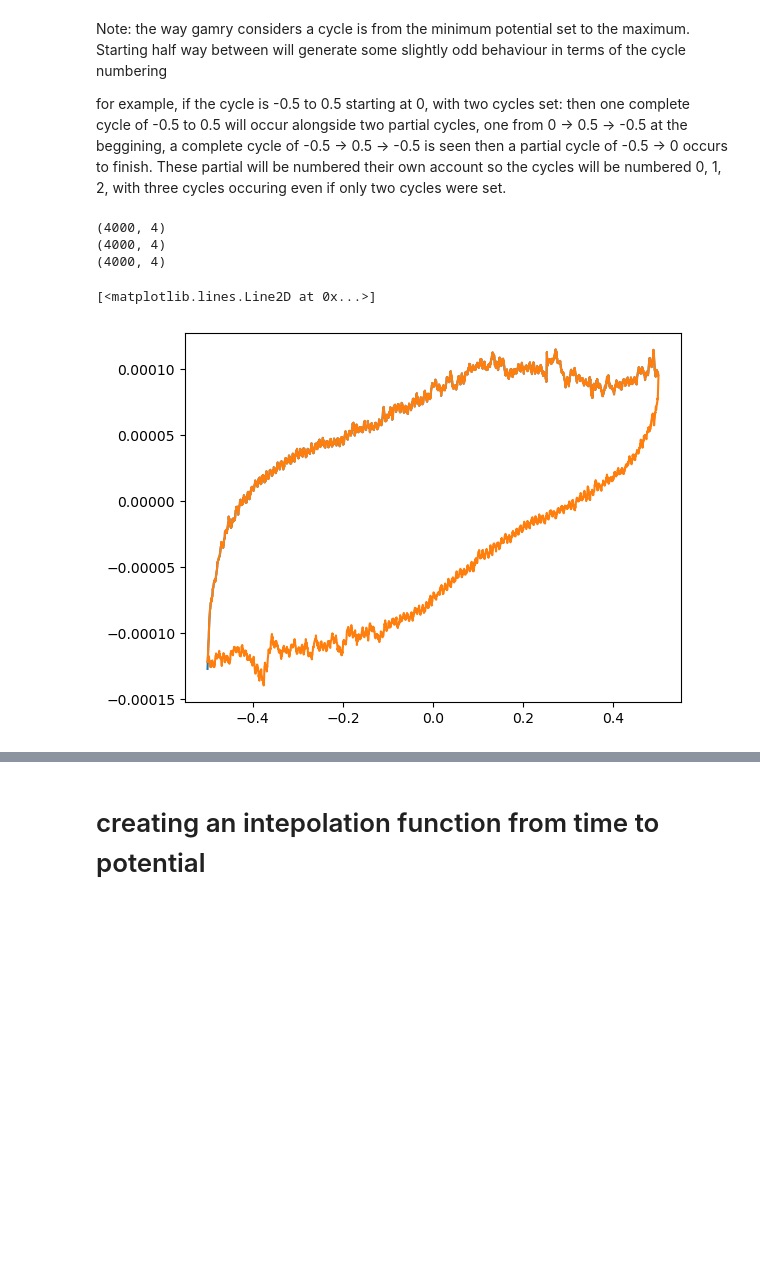
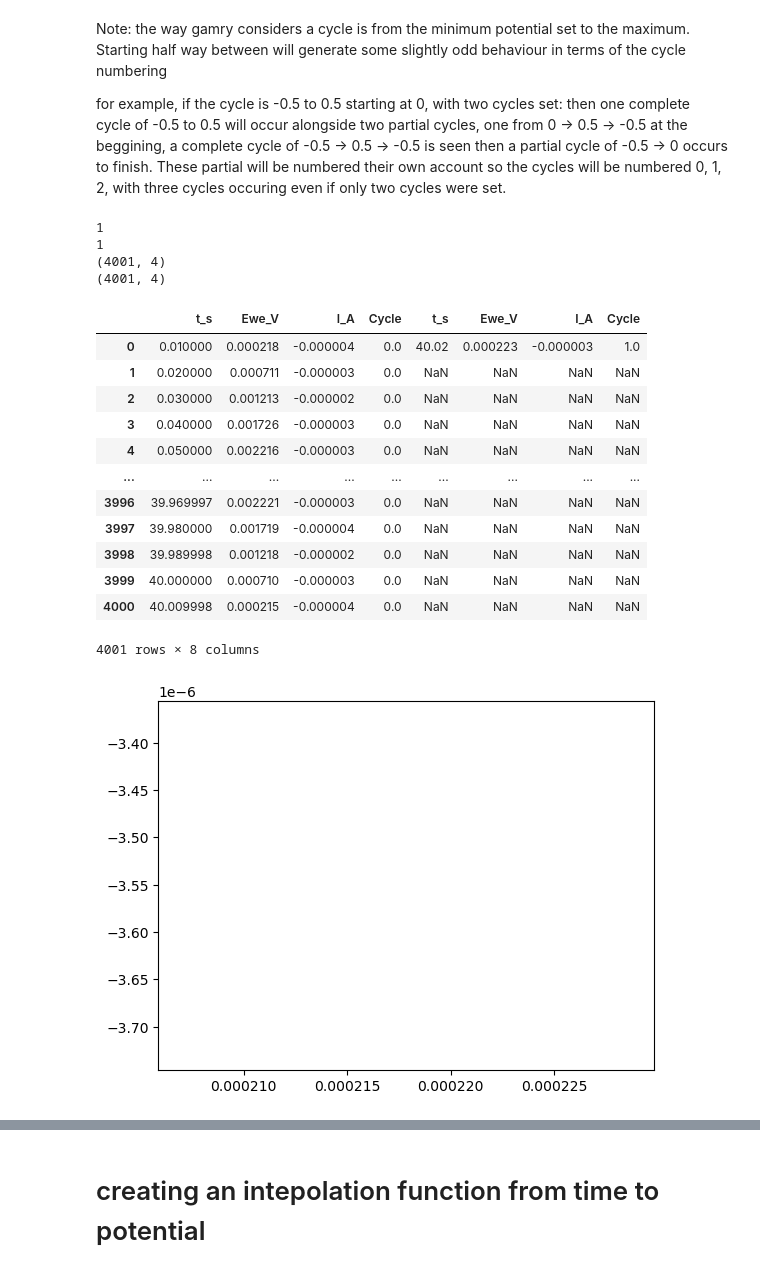
Before and after one commit to BenjaminSMoss/HiSpEC-Analysis, a Jupyter notebook: SEC_aligner_inital.ipynb, the cells around one changed output, grey strips where cells are left out. Cells and saved outputs as stored; diff of their text form; code cells hidden in the pictures; blank space fills up the shorter version.

Commit message:
fixed issues for a single cycle

```diff
--- a/SEC_aligner_inital.ipynb
+++ b/SEC_aligner_inital.ipynb
@@ -16,7 +17,7 @@ for example, if the cycle is -0.5 to 0.5 starting at 0, with two cycles set: the
 # read EC.csv as a pandas dataframe
 df = pd.read_csv('CV-3.3.0.0__0.csv')
 # plot the second collumn of df against the third collumn of df
-plt.plot(df.iloc[3000:5000,2], df.iloc[3000:5000,3])
+plt.plot(df.iloc[0,2], df.iloc[0,3])
 
 # drop the first column of df
 df = df.drop(df.columns[0], axis=1)
@@ -32,45 +33,61 @@ grouped = df.groupby("Cycle")
 
 # get the maximum value of df["Cycle"]
 cycle_max=df["Cycle"].max()
-
+print(cycle_max)
 # create a new dataframe with the same number of rows as the first cycle
 # but with cycle_max times as many columns
 # iterate through cycles to find the dataframe with the most rows
 # create a new dataframe with the same number of rows as the first cycle
 # but with cycle_max times as many columns
 # iterate through cycles to find the dataframe with the most rows
 for i in range(cycle_max):
     if i==0:
         df_shape = df[df["Cycle"]==i].shape
+        df_shaped=pd.DataFrame(np.full((df_shape[0],
+                                        df_shape[1]*(cycle_max+1)),
+                                        np.nan))
     elif df[df["Cycle"]==i].shape[0] > df_shape[0]:
         df_shape = df[df["Cycle"]==i].shape
         df_shaped=pd.DataFrame(np.full((df_shape[0],
                                         df_shape[1]*(cycle_max+1)),
                                         np.nan))
 
 # the collumn names of df_shaped are the same as the collumn names of df repeated cycle_max times
-
+print(cycle_max)
 
 df_shaped.columns = np.tile(df.columns, cycle_max+1)
 
 # each cycle is a set of 4 columns
 j=0
 for i in range(cycle_max+1):
     df_temp = df[df["Cycle"]==i]
     tempshape=df_temp.shape
     df_shaped.iloc[0:tempshape[0],j:j+4] = df_temp  #.astype(float).values
     print(df_shaped.iloc[:,j:j+4].shape)
     j += 4
 df_shaped
 
 
-plt.plot(df_shaped.iloc[:,5,], df_shaped.iloc[:,6,])
+df_shaped
 # %% [output]
-(4000, 4)
-(4000, 4)
-(4000, 4)
+1
+1
+(4001, 4)
+(4001, 4)
+|  | t_s | Ewe_V | I_A | Cycle | t_s | Ewe_V | I_A | Cycle |
+| 0 | 0.010000 | 0.000218 | -0.000004 | 0.0 | 40.02 | 0.000223 | -0.000003 | 1.0 |
+| 1 | 0.020000 | 0.000711 | -0.000003 | 0.0 | NaN | NaN | NaN | NaN |
+| 2 | 0.030000 | 0.001213 | -0.000002 | 0.0 | NaN | NaN | NaN | NaN |
+| 3 | 0.040000 | 0.001726 | -0.000003 | 0.0 | NaN | NaN | NaN | NaN |
+| 4 | 0.050000 | 0.002216 | -0.000003 | 0.0 | NaN | NaN | NaN | NaN |
+| ... | ... | ... | ... | ... | ... | ... | ... | ... |
+| 3996 | 39.969997 | 0.002221 | -0.000003 | 0.0 | NaN | NaN | NaN | NaN |
+| 3997 | 39.980000 | 0.001719 | -0.000004 | 0.0 | NaN | NaN | NaN | NaN |
+| 3998 | 39.989998 | 0.001218 | -0.000002 | 0.0 | NaN | NaN | NaN | NaN |
+| 3999 | 40.000000 | 0.000710 | -0.000003 | 0.0 | NaN | NaN | NaN | NaN |
+| 4000 | 40.009998 | 0.000215 | -0.000004 | 0.0 | NaN | NaN | NaN | NaN |
-[<matplotlib.lines.Line2D at 0x...>]
+4001 rows × 8 columns
-[figure, old version]
+[figure, new version]
 # %%
 
 # plot the first and second collumns of df_shaped against each other
```
Also changed, not shown: parts of 15 cells of this notebook, 4 other files.
